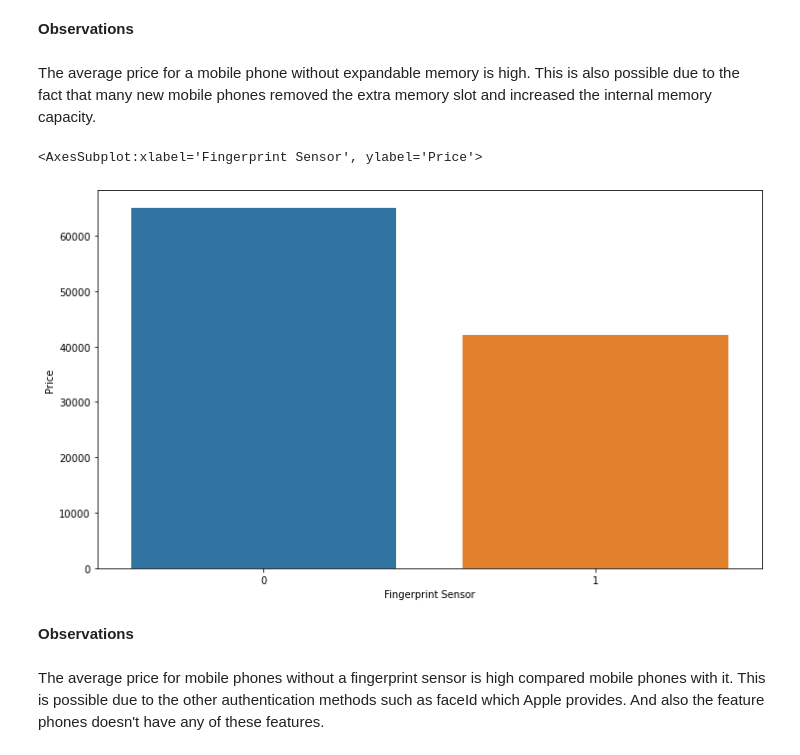
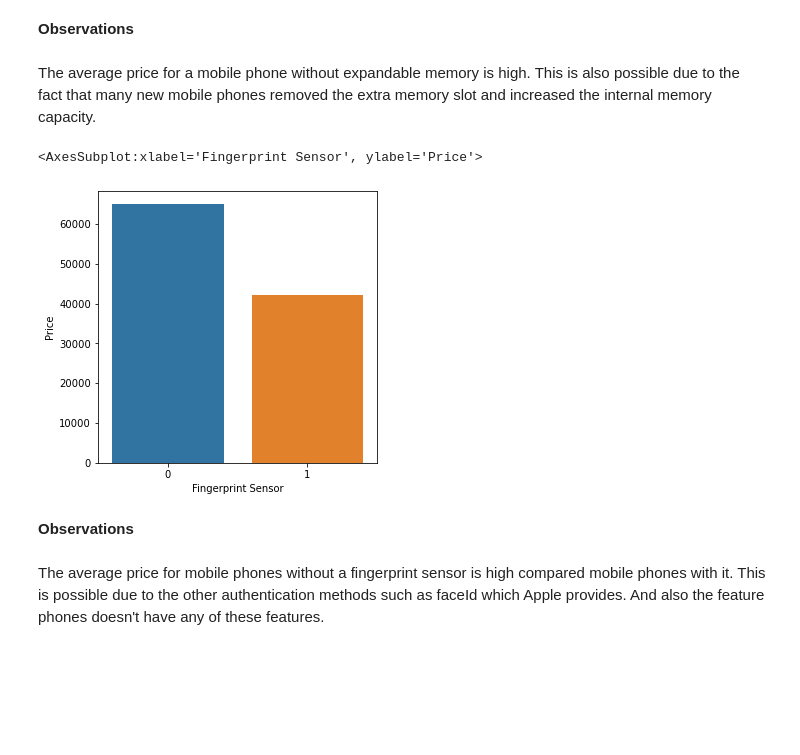
Before and after one commit to RaveenP-glitch/MScIT218785J, a Jupyter notebook: Data Preprocessing.ipynb, the cells around one changed output. Saved outputs shown, nothing was run; the diff lists cells and outputs as text; code cells hidden in the pictures; blank space fills up the shorter version.

```diff
--- a/Data Preprocessing.ipynb
+++ b/Data Preprocessing.ipynb
@@ -507,17 +542,17 @@ sns.barplot(
 The average price for a mobile phone without expandable memory is high.
 This is also possible due to the fact that many new mobile phones removed the extra memory slot and increased the internal memory capacity.
 # %%
-plt.figure(figsize=(12,7))
+plt.figure(figsize=(5,5))
 sns.barplot(
     x=df["Fingerprint Sensor"],
     y=df["Price"],
     ci=False,
     order=df.groupby("Fingerprint Sensor").mean()["Price"].index,
     linewidth=1
 )
 # %% [output]
 <AxesSubplot:xlabel='Fingerprint Sensor', ylabel='Price'>
-[figure, old version]
+[figure, new version]
 # %% [markdown]
 <b>Observations</b><br><br>
 The average price for mobile phones without a fingerprint sensor is high compared mobile phones with it.
```
Also changed, not shown: parts of 15 cells of this notebook, 10 other files.
